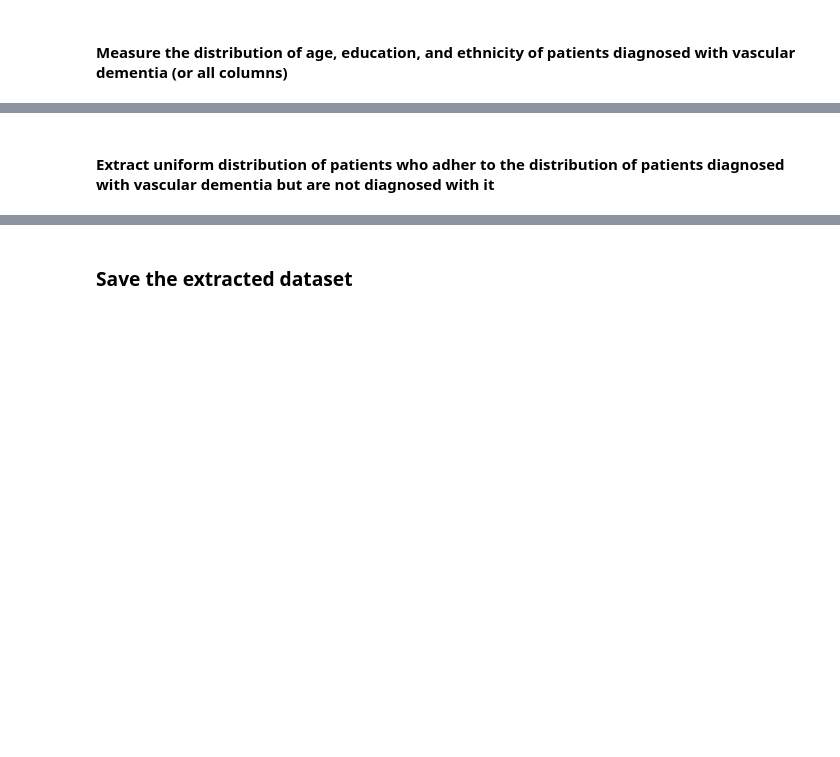
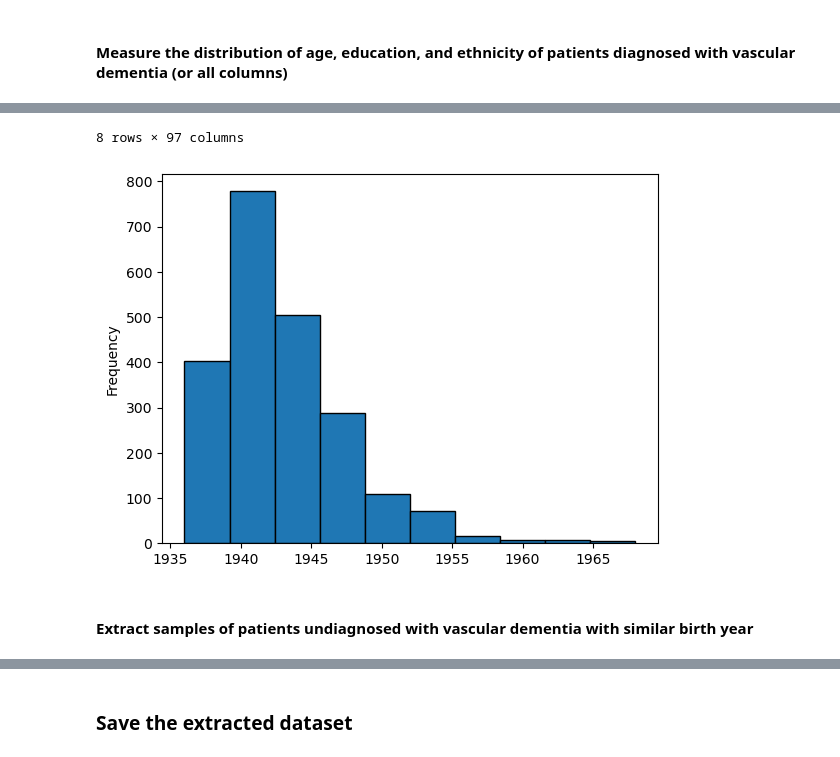
Before and after one commit to Miker2808/MTA-VascularDementiaPredictor, a Jupyter notebook: extract_dataset.ipynb, the cells around one changed output, grey strips where cells are left out. Saved outputs shown, nothing was run; the diff lists cells and outputs as text; code cells hidden in the pictures; blank space fills up the shorter version.

```diff
--- a/extract_dataset.ipynb
+++ b/extract_dataset.ipynb
@@ -147,0 +127,7 @@ df.describe()
+# %%
+# plot histogram of the birth year
+df[col_name].plot(kind='hist', bins=10, edgecolor='black')
+
+# describe the birth year
+df.describe()
+# %% [output]
@@ -148,2 +143,4 @@ df.describe()
+8 rows × 97 columns
+[figure, added]
 # %% [markdown]
-#### Extract uniform distribution of patients who adher to the distribution of patients diagnosed with vascular dementia but are not diagnosed with it
+#### Extract samples of patients undiagnosed with vascular dementia with similar birth year
```
Also changed, not shown: parts of 13 cells of this notebook.
